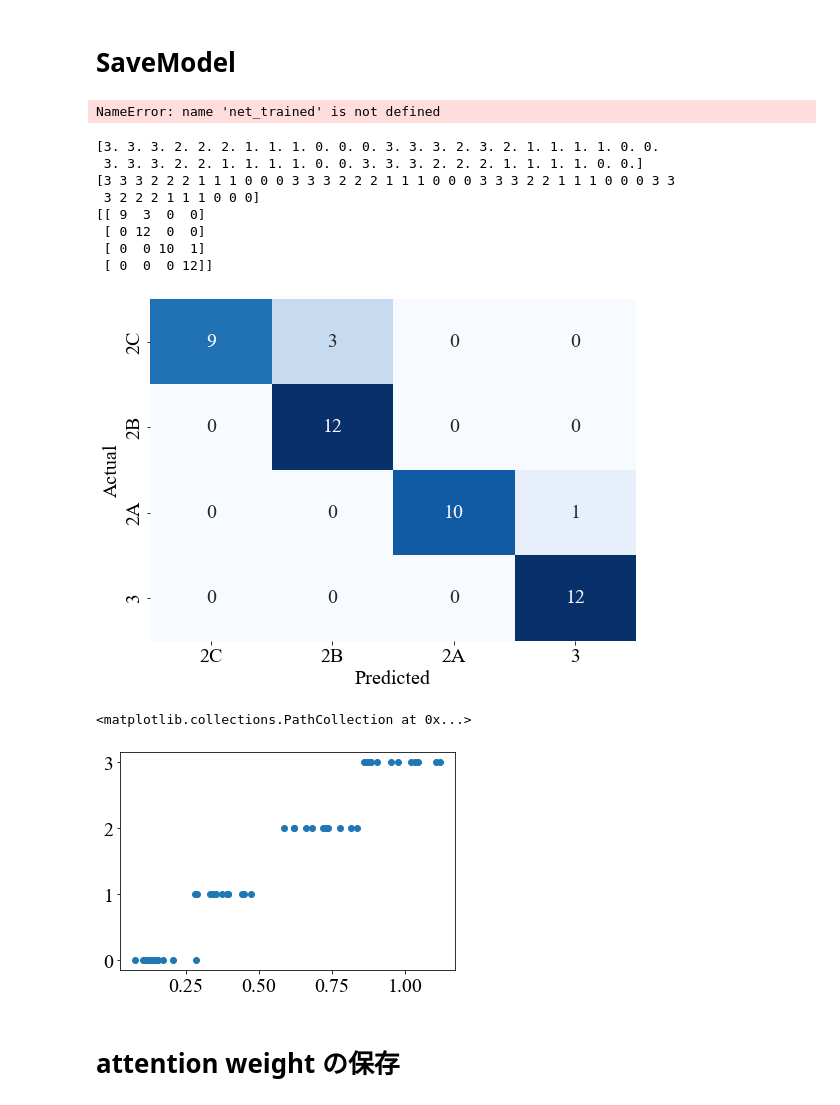
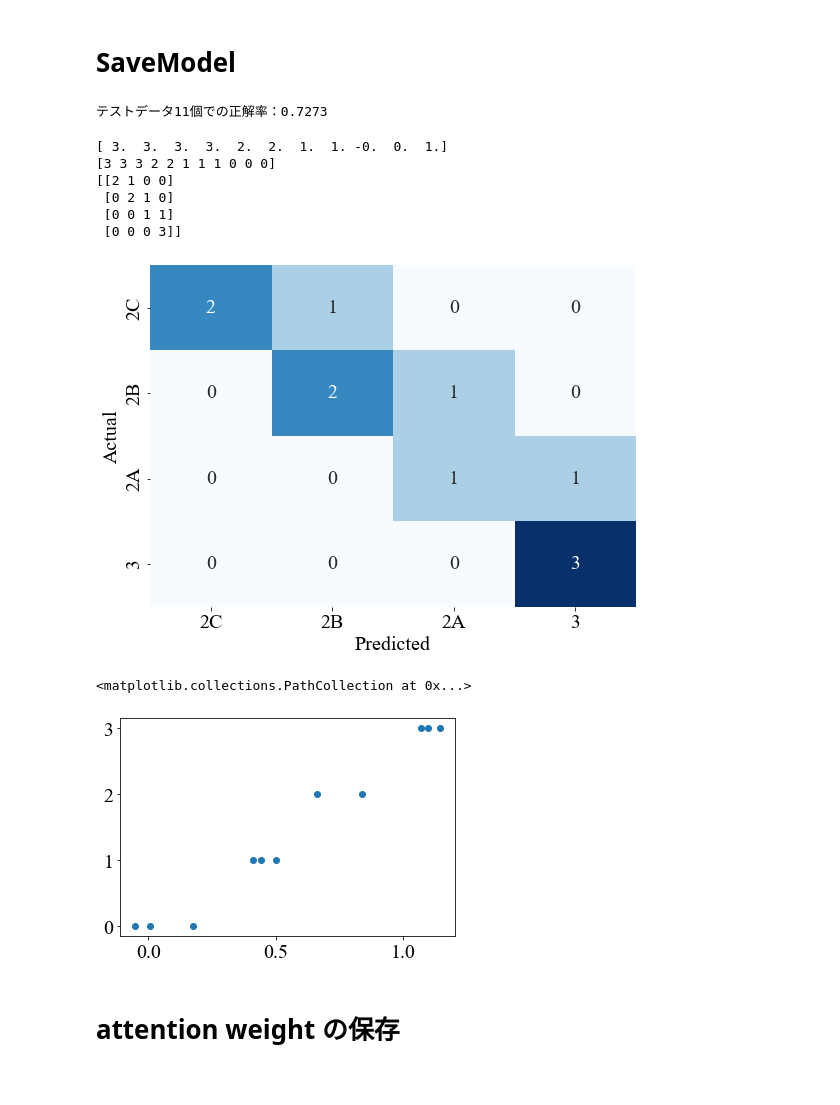
Before and after one commit to szkn/Transformer, a Jupyter notebook: multimodal_scoring_attention.ipynb, the cells around one changed output. Cells and saved outputs as stored; diff of their text form; code cells hidden in the pictures.

Commit message:
modify early stopping and gpu

```diff
--- a/multimodal_scoring_attention.ipynb
+++ b/multimodal_scoring_attention.ipynb
@@ -330,8 +330,8 @@ class PositionalEncoder(nn.Module):
         pe = torch.zeros(max_seq_len, d_model)
 
         # GPUが使える場合はGPUへ送る、ここでは省略。実際に学習時には使用する
-        # device = torch.device("cuda:0" if torch.cuda.is_available() else "cpu")
-        # pe = pe.to(device)
+        device = torch.device("cuda:0" if torch.cuda.is_available() else "cpu")
+        pe = pe.to(device)
 
         for pos in range(max_seq_len):
             for i in range(0, d_model, 2):
@@ -591,7 +591,7 @@ class TransformerScoring(nn.Module):
 # %%
 train_df = dataset
 # [~(dataset['subject_id'] == 4)]
-val_df = dataset[dataset['subject_id'] == 2]
+val_df = dataset[dataset['subject_id'] == 3]
 # %% [markdown]
 ## PyTorchのdatasetの作成
 # %%
@@ -721,7 +721,7 @@ optimizer = optim.Adam(net.parameters(), lr=learning_rate)
 # モデルを学習させる関数を作成
 def train_model(net, dataloaders_dict, criterion, optimizer, num_epochs, patience):
     # Early Stopping を定義
-    early_stopping = EarlyStopping(patience=patience, verbose=True)
+    early_stopping = EarlyStopping(patience=patience)
 
     # GPUが使えるかを確認
     device = torch.device("cuda:0" if torch.cuda.is_available() else "cpu")
@@ -731,9 +731,11 @@ def train_model(net, dataloaders_dict, criterion, optimizer, num_epochs, patienc
     net.to(device)
 
     # ネットワークがある程度固定であれば、高速化させる
-    torch.backends.cudnn.benchmark = True
+    torch.backends.cudnn.benchmark = False
+    torch.backends.cudnn.deterministic = True
 
     # epochのループ
+    flag = False
     for epoch in range(num_epochs):
         # epochごとの訓練と検証のループ
         for phase in ['train', 'val']:
@@ -811,10 +813,12 @@ def train_model(net, dataloaders_dict, criterion, optimizer, num_epochs, patienc
 
             else:
                 writer.add_scalar("Loss/test", loss, epoch)
-        early_stopping(loss, net) # 最良モデルならモデルパラメータ保存
-        if early_stopping.early_stop:
-        # 一定epochだけval_lossが最低値を更新しなかった場合、ここに入り学習を終了
-            print(f"Early Stopping  !! Epoch {epoch+1}/{num_epochs} Loss: {epoch_loss} Acc: {epoch_acc}")
+                early_stopping(loss, net) # 最良モデルならモデルパラメータ保存
+                if early_stopping.early_stop:
+                # 一定epochだけval_lossが最低値を更新しなかった場合、ここに入り学習を終了
+                    print(f"Early Stopping  !! Epoch {epoch+1}/{num_epochs} Loss: {epoch_loss:.4f} Acc: {epoch_acc:.4f}")
+                    flag = True
+        if flag:
             break
 
     return net
@@ -894,13 +906,14 @@ KeyboardInterrupt:
 # device
 device = torch.device("cuda:0" if torch.cuda.is_available() else "cpu")
 
-net_trained.eval()   # モデルを検証モードに
+# 新しいモデル
+net_trained.eval()
 net_trained.to(device)
 
 epoch_corrects = 0  # epochの正解数
 
-# test_dataloader = torch.utils.data.DataLoader(val_dataset, batch_size=60)
-test_dataloader = torch.utils.data.DataLoader(train_dataset, batch_size=60)
+test_dataloader = torch.utils.data.DataLoader(val_dataset, batch_size=60)
+# test_dataloader = torch.utils.data.DataLoader(train_dataset, batch_size=60)
 
 for batch in (test_dataloader):  # testデータのDataLoader
     # batchはTextとLableの辞書オブジェクト
@@ -917,7 +930,7 @@ for batch in (test_dataloader):  # testデータのDataLoader
         input_mask = (inputs != input_pad)
 
         # Transformerに入力
-        outputs, _ = net(inputs, input_mask)
+        outputs, _ = net_trained(inputs, input_mask)
         _, labels_true = torch.max(labels.data, 1)  # ワンホットラベルを平坦化
         outputs = outputs.flatten()
 
@@ -931,55 +944,53 @@ epoch_acc = epoch_corrects.double() / len(test_dataloader.dataset)
 
 print('テストデータ{}個での正解率：{:.4f}'.format(len(test_dataloader.dataset),epoch_acc))
 # %% [output]
-NameError: name 'net_trained' is not defined
+テストデータ11個での正解率：0.7273
 # %%
 import seaborn as sns
 from sklearn.metrics import confusion_matrix
 
 
-preds_heat = np.array(preds)
-trues_heat = np.array(torch.argmax(labels.data, dim=1))
+preds_heat = np.array(preds.cpu())
+trues_heat = np.array(torch.argmax(labels.data, dim=1).cpu())
 # preds_heat[0] = "3A"
 print(preds_heat)
 print(trues_heat)
 
 heat = confusion_matrix(trues_heat, preds_heat)
 print(heat)
 
 plt.rcParams["font.family"] = "Times New Roman"   # 使用するフォント
 plt.rcParams["font.size"] = 20
 
 fig, ax = plt.subplots(figsize=(8, 6))
 xtics = ["2C", "2B", "2A", "3"]
 ytics = ["2C", "2B", "2A", "3"]
 # Set the palette using the name of a palette:
 sns.heatmap(heat, annot=True, xticklabels=xtics, yticklabels=ytics, cmap="Blues", cbar=False)
 # sns.heatmap(heat, annot=True, cmap="Blues", cbar=False)
 #*以下2行がポイント*  X,Y軸ラベルを追加
 plt.xlabel("Predicted")
 plt.ylabel("Actual")
 #グラフをはみ出さないようにして画面に出力
 plt.tight_layout()
 fig.savefig("nn-heatmap_4.pdf")
 plt.show()
 # %% [output]
-[3. 3. 3. 2. 2. 2. 1. 1. 1. 0. 0. 0. 3. 3. 3. 2. 3. 2. 1. 1. 1. 1. 0. 0.
- 3. 3. 3. 2. 2. 1. 1. 1. 1. 0. 0. 3. 3. 3. 2. 2. 2. 1. 1. 1. 1. 0. 0.]
-[3 3 3 2 2 2 1 1 1 0 0 0 3 3 3 2 2 2 1 1 1 0 0 0 3 3 3 2 2 1 1 1 0 0 0 3 3
- 3 2 2 2 1 1 1 0 0 0]
-[[ 9  3  0  0]
- [ 0 12  0  0]
- [ 0  0 10  1]
- [ 0  0  0 12]]
+[ 3.  3.  3.  3.  2.  2.  1.  1. -0.  0.  1.]
+[3 3 3 2 2 1 1 1 0 0 0]
+[[2 1 0 0]
+ [0 2 1 0]
+ [0 0 1 1]
+ [0 0 0 3]]
-[figure, old version]
+[figure, new version]
 # %%
 # サンプルごとに代償動作の度合いをセッティングしてみる
-preds = np.array(outputs)
-ans = np.array(labels_true)
+preds = np.array(outputs.cpu())
+ans = np.array(labels_true.cpu())
 plt.scatter(preds, ans)
 # %% [output]
 <matplotlib.collections.PathCollection at 0x...>
-[figure, old version]
+[figure, new version]
 # %%
 extract_weight = np.array(attn_weights1[15, 0, 1:]).reshape(1, -1)
 
```
Also changed, not shown: parts of 6 cells of this notebook, 1 other file.
